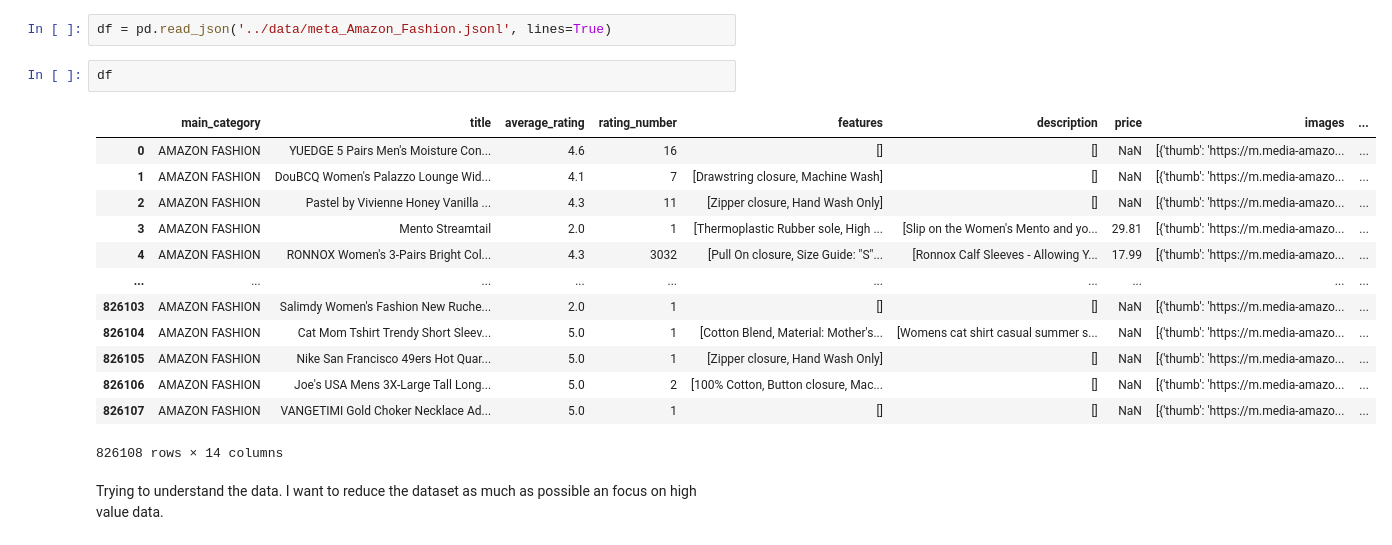
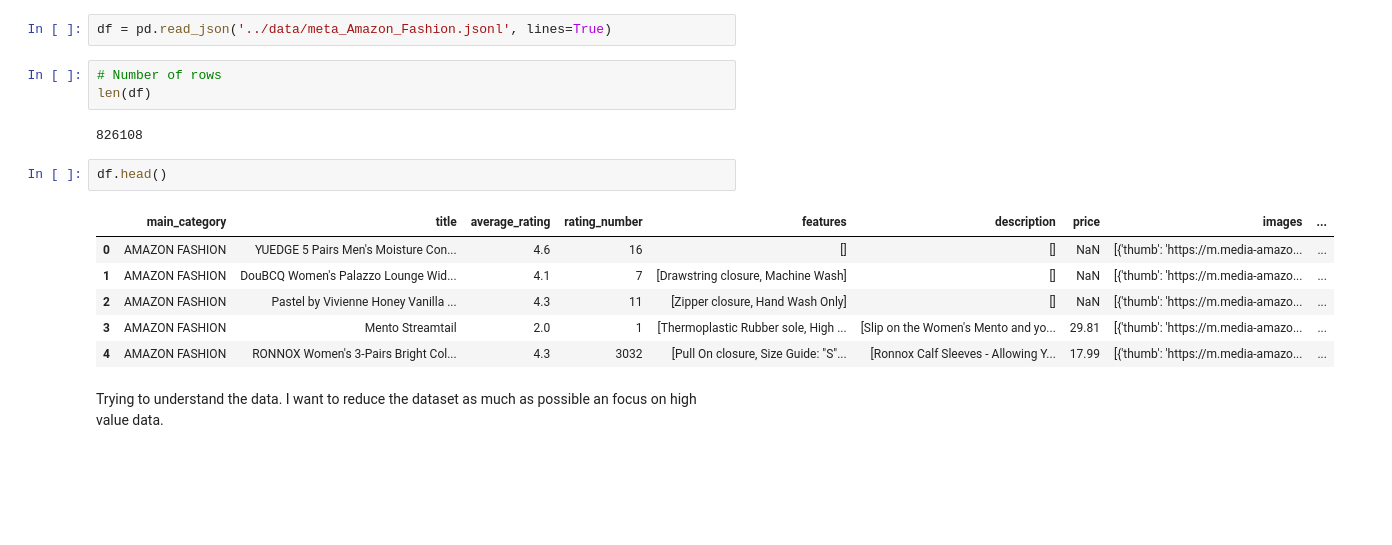
Before and after one commit to ArmaanButt/fashion-rec, a Jupyter notebook: notebooks/1_exploration.ipynb, the cells around one changed output. Drawn from its saved outputs; the diff is of its cells as text; blank space fills up the shorter version.

```diff
--- a/notebooks/1_exploration.ipynb
+++ b/notebooks/1_exploration.ipynb
@@ -2,22 +2,20 @@
 import pandas as pd
 # %%
 df = pd.read_json('../data/meta_Amazon_Fashion.jsonl', lines=True)
+# %%
+# Number of rows
+len(df)
+# %% [output]
+826108
 # %%
-df
+df.head()
 # %% [output]
 |  | main_category | title | average_rating | rating_number | features | description | price | images | ... |
 | 0 | AMAZON FASHION | YUEDGE 5 Pairs Men's Moisture Con... | 4.6 | 16 | [] | [] | NaN | [{'thumb': 'https://m.media-amazo... | ... |
 | 1 | AMAZON FASHION | DouBCQ Women's Palazzo Lounge Wid... | 4.1 | 7 | [Drawstring closure, Machine Wash] | [] | NaN | [{'thumb': 'https://m.media-amazo... | ... |
 | 2 | AMAZON FASHION | Pastel by Vivienne Honey Vanilla ... | 4.3 | 11 | [Zipper closure, Hand Wash Only] | [] | NaN | [{'thumb': 'https://m.media-amazo... | ... |
 | 3 | AMAZON FASHION | Mento Streamtail | 2.0 | 1 | [Thermoplastic Rubber sole, High ... | [Slip on the Women's Mento and yo... | 29.81 | [{'thumb': 'https://m.media-amazo... | ... |
 | 4 | AMAZON FASHION | RONNOX Women's 3-Pairs Bright Col... | 4.3 | 3032 | [Pull On closure, Size Guide: "S"... | [Ronnox Calf Sleeves - Allowing Y... | 17.99 | [{'thumb': 'https://m.media-amazo... | ... |
-| ... | ... | ... | ... | ... | ... | ... | ... | ... | ... |
-| 826103 | AMAZON FASHION | Salimdy Women's Fashion New Ruche... | 2.0 | 1 | [] | [] | NaN | [{'thumb': 'https://m.media-amazo... | ... |
-| 826104 | AMAZON FASHION | Cat Mom Tshirt Trendy Short Sleev... | 5.0 | 1 | [Cotton Blend, Material: Mother's... | [Womens cat shirt casual summer s... | NaN | [{'thumb': 'https://m.media-amazo... | ... |
-| 826105 | AMAZON FASHION | Nike San Francisco 49ers Hot Quar... | 5.0 | 1 | [Zipper closure, Hand Wash Only] | [] | NaN | [{'thumb': 'https://m.media-amazo... | ... |
-| 826106 | AMAZON FASHION | Joe's USA Mens 3X-Large Tall Long... | 5.0 | 2 | [100% Cotton, Button closure, Mac... | [] | NaN | [{'thumb': 'https://m.media-amazo... | ... |
-| 826107 | AMAZON FASHION | VANGETIMI Gold Choker Necklace Ad... | 5.0 | 1 | [] | [] | NaN | [{'thumb': 'https://m.media-amazo... | ... |
-826108 rows × 14 columns
 # %% [markdown]
 Trying to understand the data. I want to reduce the dataset as much as possible an focus on high value data.
 # %%
```
Also changed, not shown: parts of 11 cells of this notebook.
